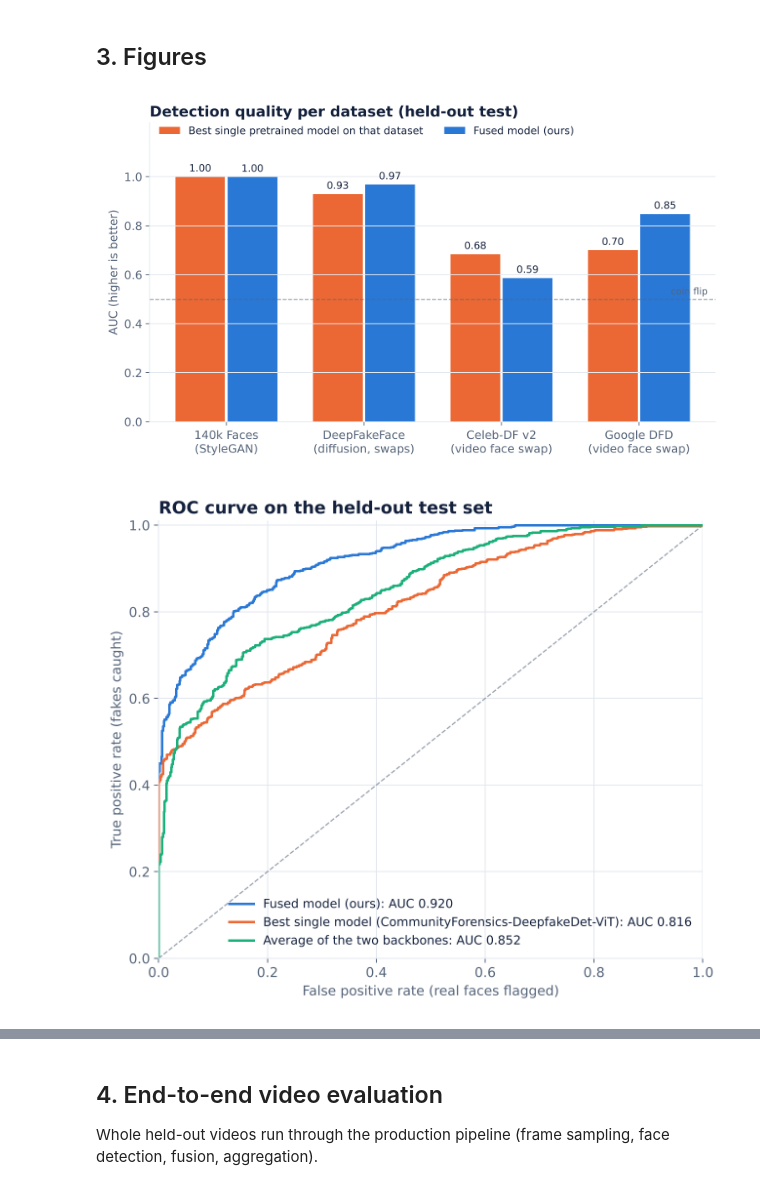
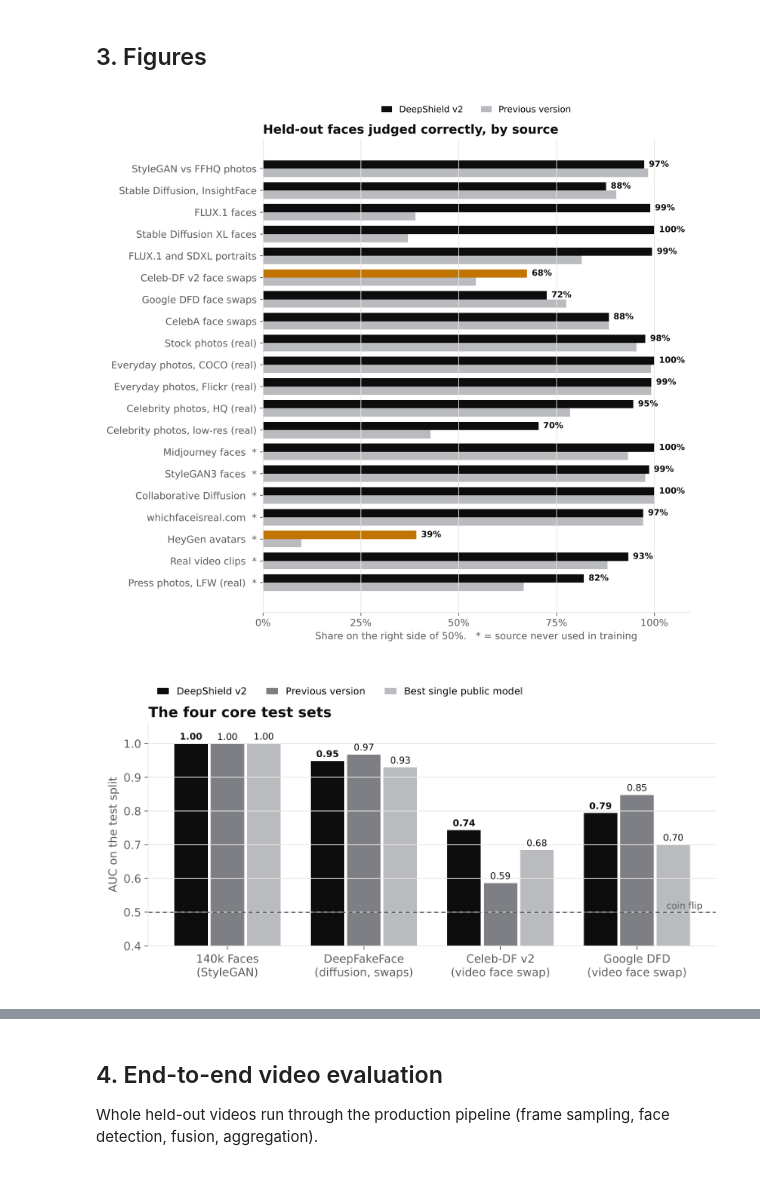
Before and after one commit to MoamenFouad/deep-fake-ai-powered-detector, a Jupyter notebook: ml/notebooks/02_training_and_evaluation.ipynb, the cells around one changed output, grey strips where cells are left out. Saved outputs shown, nothing was run; the diff lists cells and outputs as text; code cells hidden in the pictures.

```diff
--- a/ml/notebooks/02_training_and_evaluation.ipynb
+++ b/ml/notebooks/02_training_and_evaluation.ipynb
@@ -58,8 +54,8 @@ pd.DataFrame(rows).set_index('model').sort_values('overall AUC', ascending=False
 ## 3. Figures
 # %%
 from IPython.display import Image as Show, display
-for f in ['per_dataset_auc.png', 'roc.png', 'confusion_matrix.png']:
+for f in ['accuracy_by_source.png', 'per_dataset_auc.png', 'robustness.png', 'roc.png', 'confusion_matrix.png']:
     display(Show(filename=str(REPORTS / f), width=640))
 # %% [output]
-[figure, old version]
+[figure, new version]
-[figure, old version]
+[figure, new version]
```
Also changed, not shown: parts of 9 cells of this notebook, 16 other files.
